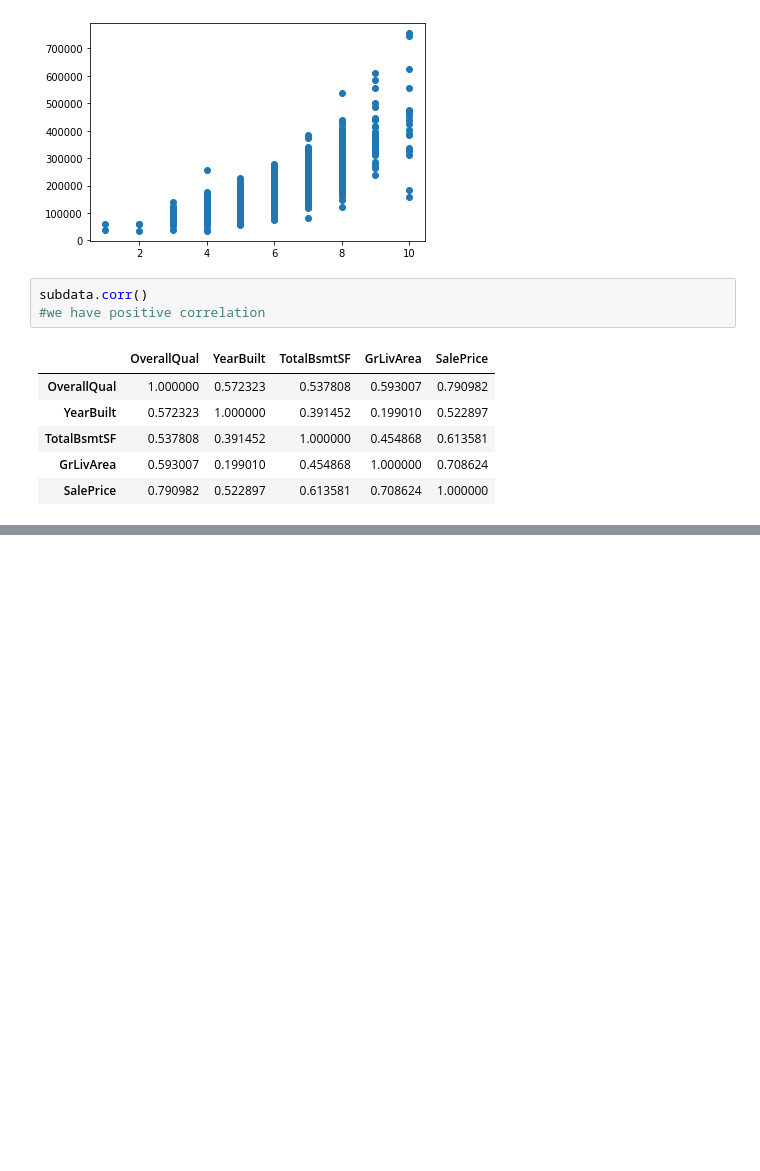
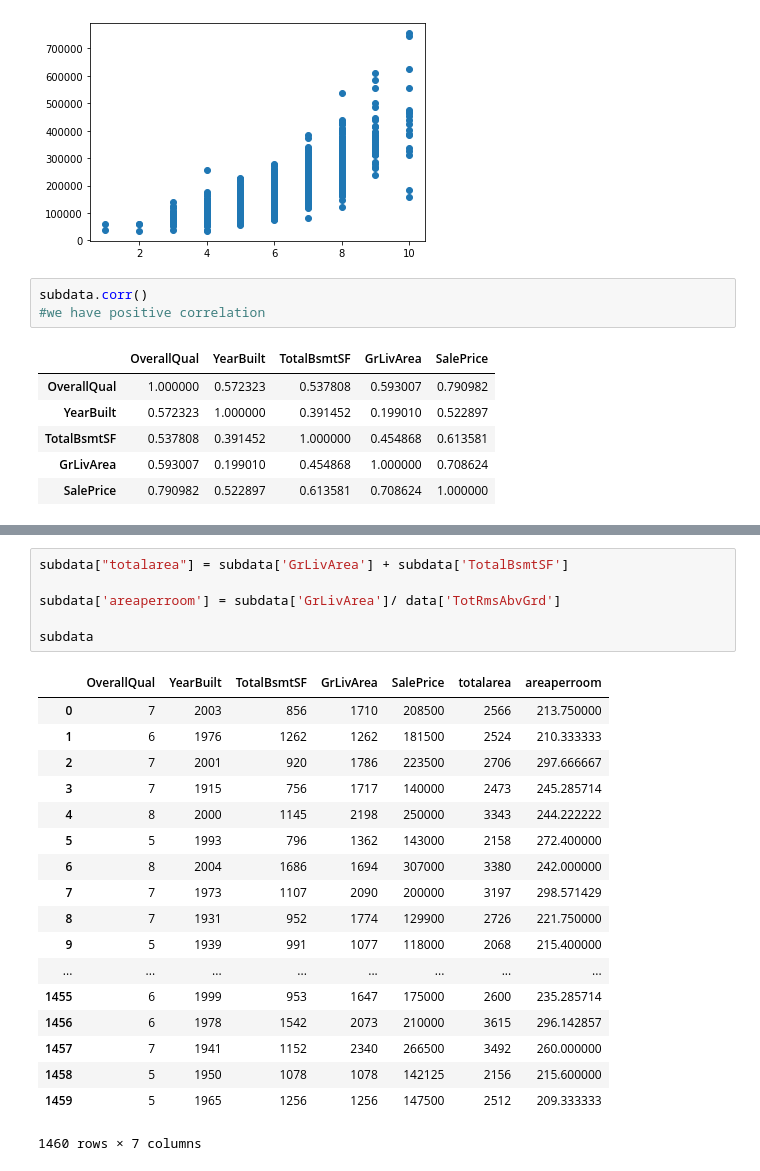
Before and after one commit to Soma586/kaggle_train, a Jupyter notebook: Untitled.ipynb, the cells around one changed output, grey strips where cells are left out. Saved outputs shown, nothing was run; the diff lists cells and outputs as text; blank space fills up the shorter version.

```diff
--- a/Untitled.ipynb
+++ b/Untitled.ipynb
@@ -282,0 +354,25 @@ subdata.corr()
+# %%
+subdata["totalarea"] = subdata['GrLivArea'] + subdata['TotalBsmtSF']
+
+subdata['areaperroom'] = subdata['GrLivArea']/ data['TotRmsAbvGrd']
+
+subdata
+# %% [output]
+|  | OverallQual | YearBuilt | TotalBsmtSF | GrLivArea | SalePrice | totalarea | areaperroom |
+| 0 | 7 | 2003 | 856 | 1710 | 208500 | 2566 | 213.750000 |
+| 1 | 6 | 1976 | 1262 | 1262 | 181500 | 2524 | 210.333333 |
+| 2 | 7 | 2001 | 920 | 1786 | 223500 | 2706 | 297.666667 |
+| 3 | 7 | 1915 | 756 | 1717 | 140000 | 2473 | 245.285714 |
+| 4 | 8 | 2000 | 1145 | 2198 | 250000 | 3343 | 244.222222 |
+| 5 | 5 | 1993 | 796 | 1362 | 143000 | 2158 | 272.400000 |
+| 6 | 8 | 2004 | 1686 | 1694 | 307000 | 3380 | 242.000000 |
+| 7 | 7 | 1973 | 1107 | 2090 | 200000 | 3197 | 298.571429 |
+| 8 | 7 | 1931 | 952 | 1774 | 129900 | 2726 | 221.750000 |
+| 9 | 5 | 1939 | 991 | 1077 | 118000 | 2068 | 215.400000 |
+| ... | ... | ... | ... | ... | ... | ... | ... |
+| 1455 | 6 | 1999 | 953 | 1647 | 175000 | 2600 | 235.285714 |
+| 1456 | 6 | 1978 | 1542 | 2073 | 210000 | 3615 | 296.142857 |
+| 1457 | 7 | 1941 | 1152 | 2340 | 266500 | 3492 | 260.000000 |
+| 1458 | 5 | 1950 | 1078 | 1078 | 142125 | 2156 | 215.600000 |
+| 1459 | 5 | 1965 | 1256 | 1256 | 147500 | 2512 | 209.333333 |
+1460 rows × 7 columns
```
Also changed, not shown: parts of 5 cells of this notebook.
